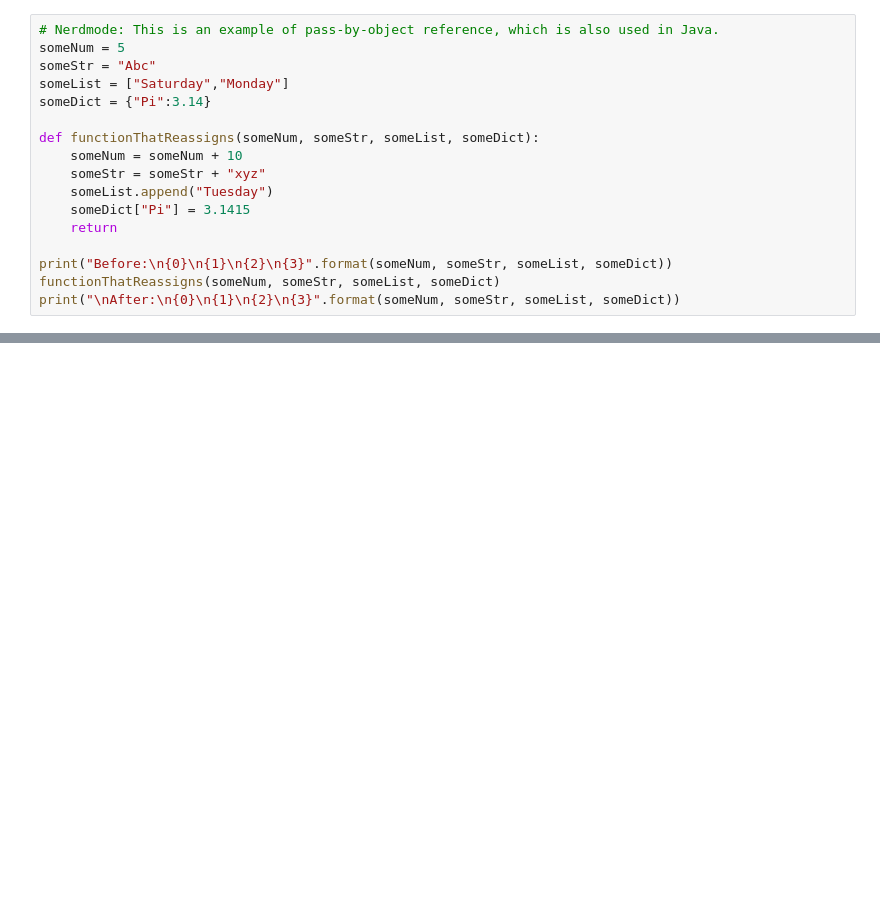
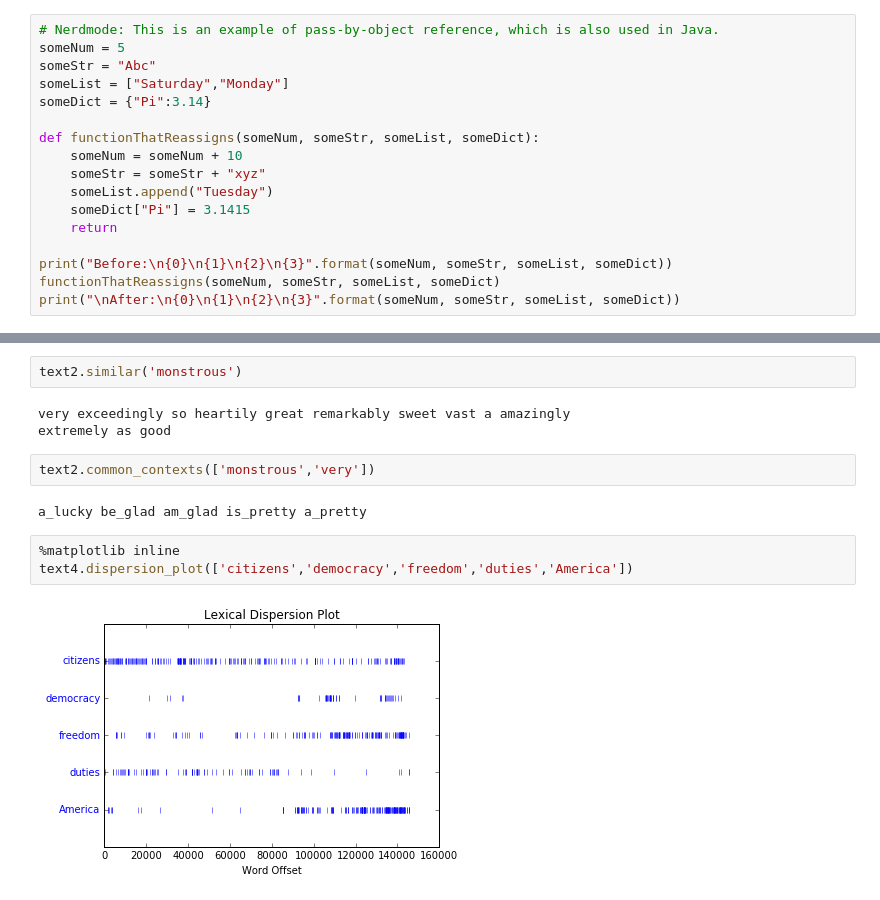
Before and after one commit to whitgroves/easy_as_py, a Jupyter notebook: Scratchpaper.ipynb, the cells around one changed output, grey strips where cells are left out. Drawn from its saved outputs; the diff is of its cells as text; blank space fills up the shorter version.

```diff
--- a/Scratchpaper.ipynb
+++ b/Scratchpaper.ipynb
@@ -76,0 +134,14 @@ print("\nAfter:\n{0}\n{1}\n{2}\n{3}".format(someNum, someStr, someList, someDict
+# %%
+text2.similar('monstrous')
+# %% [output]
+very exceedingly so heartily great remarkably sweet vast a amazingly
+extremely as good
+# %%
+text2.common_contexts(['monstrous','very'])
+# %% [output]
+a_lucky be_glad am_glad is_pretty a_pretty
+# %%
+%matplotlib inline
+text4.dispersion_plot(['citizens','democracy','freedom','duties','America'])
+# %% [output]
+[figure, added]
```
Also changed, not shown: parts of 36 cells of this notebook.
